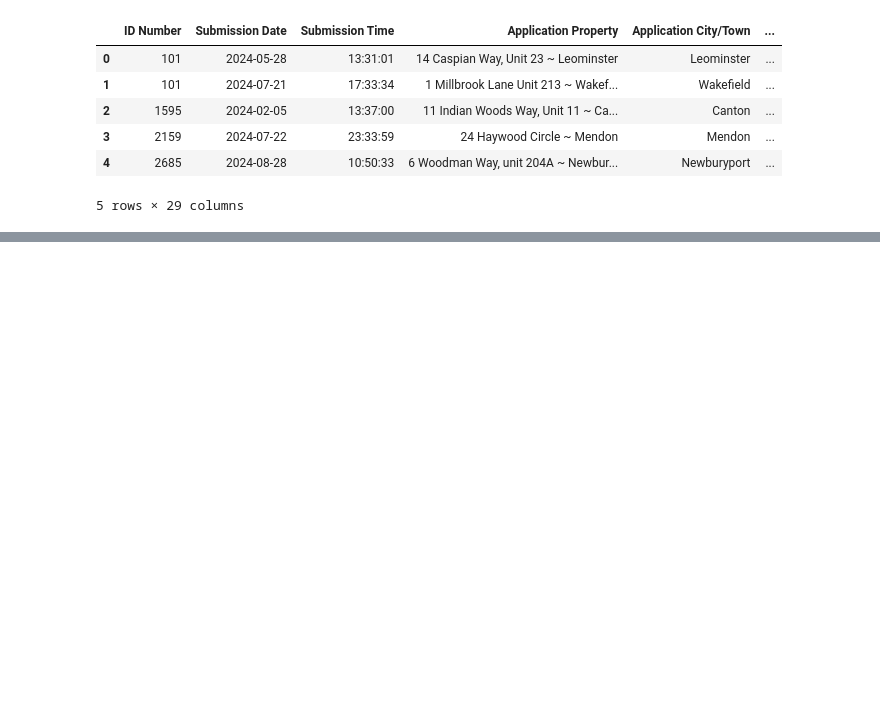
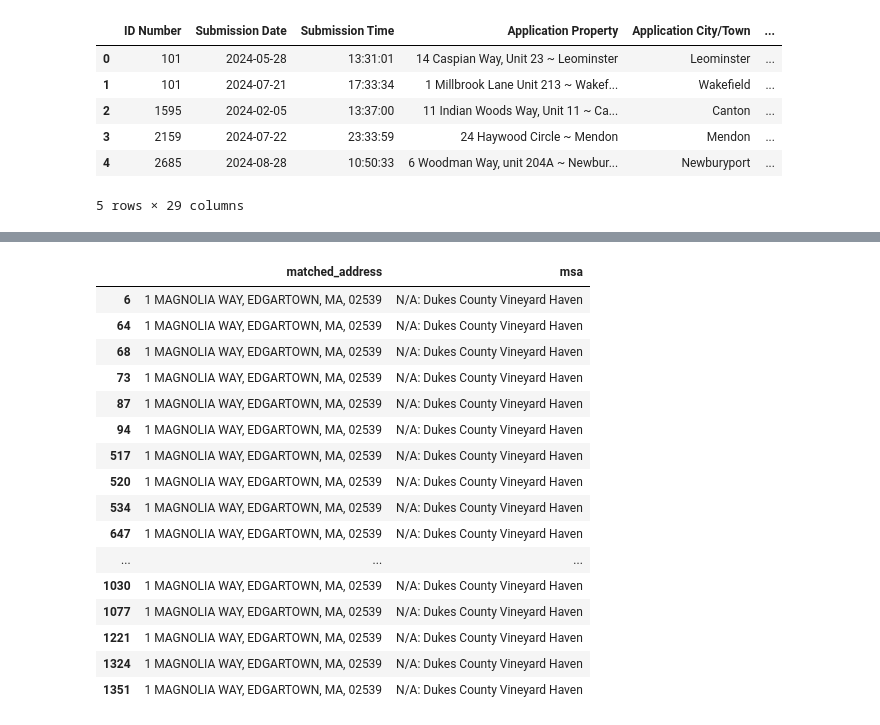
Before and after one commit to BU-Spark/pitne-affordable-housing-efficacy, a Jupyter notebook: fa25-team-a/eda/Ngo_EDA_Chapter-40B_2023-25.ipynb, the cells around one changed output, grey strips where cells are left out. Saved outputs shown, nothing was run; the diff lists cells and outputs as text; code cells hidden in the pictures; blank space fills up the shorter version.

```diff
--- a/fa25-team-a/eda/Ngo_EDA_Chapter-40B_2023-25.ipynb
+++ b/fa25-team-a/eda/Ngo_EDA_Chapter-40B_2023-25.ipynb
@@ -116,0 +490,23 @@ array(['No', 'Yes', nan], dtype=object)
+# %%
+# msa
+condition = df["msa"] == "N/A: Dukes County Vineyard Haven"
+columns = ["matched_address", "msa"]
+df.loc[condition, columns]
+# %% [output]
+|  | matched_address | msa |
+| 6 | 1 MAGNOLIA WAY, EDGARTOWN, MA, 02539 | N/A: Dukes County Vineyard Haven |
+| 64 | 1 MAGNOLIA WAY, EDGARTOWN, MA, 02539 | N/A: Dukes County Vineyard Haven |
+| 68 | 1 MAGNOLIA WAY, EDGARTOWN, MA, 02539 | N/A: Dukes County Vineyard Haven |
+| 73 | 1 MAGNOLIA WAY, EDGARTOWN, MA, 02539 | N/A: Dukes County Vineyard Haven |
+| 87 | 1 MAGNOLIA WAY, EDGARTOWN, MA, 02539 | N/A: Dukes County Vineyard Haven |
+| 94 | 1 MAGNOLIA WAY, EDGARTOWN, MA, 02539 | N/A: Dukes County Vineyard Haven |
+| 517 | 1 MAGNOLIA WAY, EDGARTOWN, MA, 02539 | N/A: Dukes County Vineyard Haven |
+| 520 | 1 MAGNOLIA WAY, EDGARTOWN, MA, 02539 | N/A: Dukes County Vineyard Haven |
+| 534 | 1 MAGNOLIA WAY, EDGARTOWN, MA, 02539 | N/A: Dukes County Vineyard Haven |
+| 647 | 1 MAGNOLIA WAY, EDGARTOWN, MA, 02539 | N/A: Dukes County Vineyard Haven |
+| ... | ... | ... |
+| 1030 | 1 MAGNOLIA WAY, EDGARTOWN, MA, 02539 | N/A: Dukes County Vineyard Haven |
+| 1077 | 1 MAGNOLIA WAY, EDGARTOWN, MA, 02539 | N/A: Dukes County Vineyard Haven |
+| 1221 | 1 MAGNOLIA WAY, EDGARTOWN, MA, 02539 | N/A: Dukes County Vineyard Haven |
+| 1324 | 1 MAGNOLIA WAY, EDGARTOWN, MA, 02539 | N/A: Dukes County Vineyard Haven |
+| 1351 | 1 MAGNOLIA WAY, EDGARTOWN, MA, 02539 | N/A: Dukes County Vineyard Haven |
```
Also changed, not shown: parts of 41 cells of this notebook.
